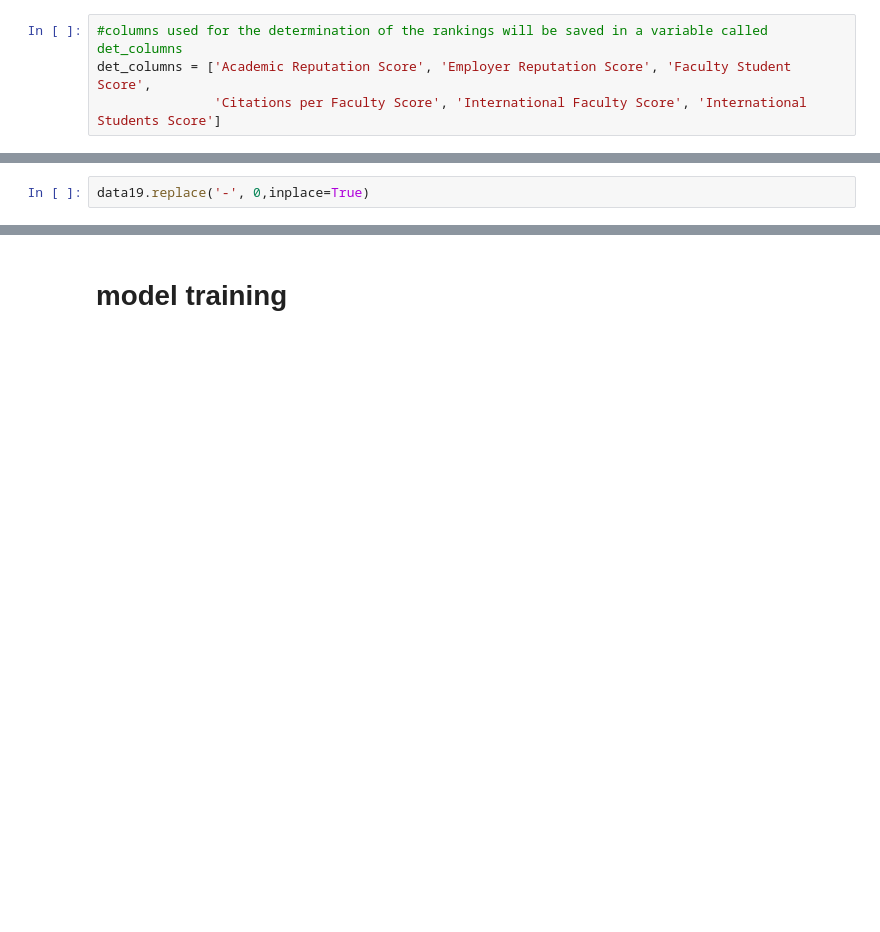
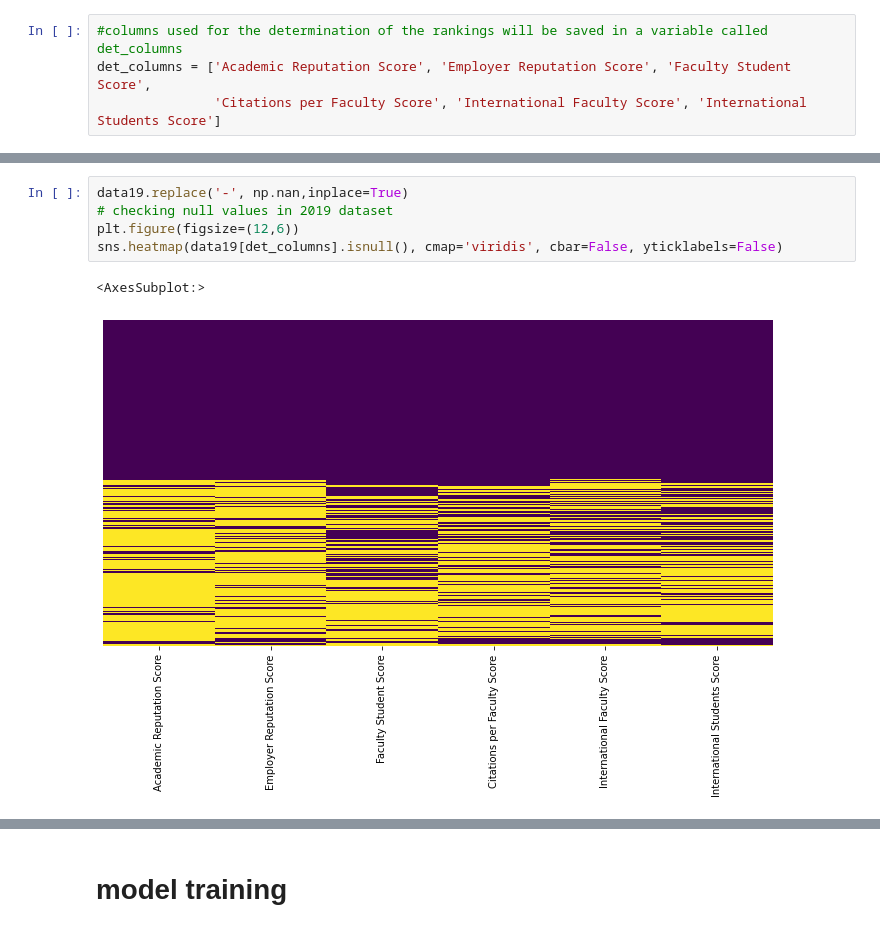
Before and after one commit to tcharrisson/PP22-C628, a Jupyter notebook: apriori modelling.ipynb, the cells around one changed output, grey strips where cells are left out. Cells and saved outputs as stored; diff of their text form; blank space fills up the shorter version.

```diff
--- a/apriori modelling.ipynb
+++ b/apriori modelling.ipynb
@@ -112,2 +106,0 @@ data18.isnull()
-# %%
-data19.replace('-', 0,inplace=True)
@@ -129,0 +133,8 @@ sns.heatmap(data20[det_columns].isnull(), cmap='viridis', cbar=False, yticklabel
+# %%
+data19.replace('-', np.nan,inplace=True)
+# checking null values in 2019 dataset
+plt.figure(figsize=(12,6))
+sns.heatmap(data19[det_columns].isnull(), cmap='viridis', cbar=False, yticklabels=False)
+# %% [output]
+<AxesSubplot:>
+[figure, added]
```
Also changed, not shown: parts of 64 cells of this notebook.
